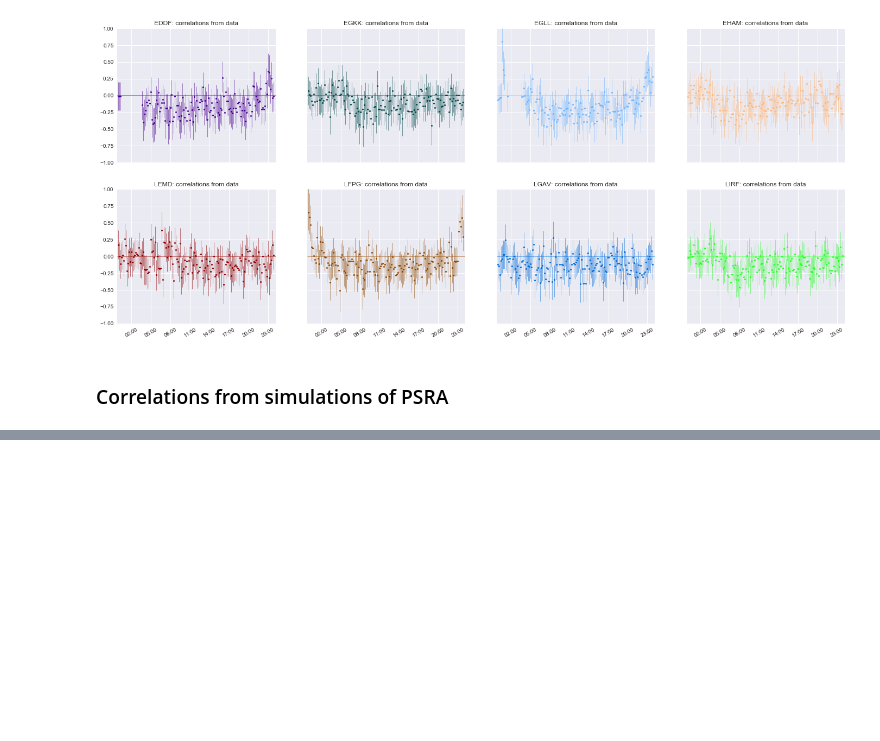
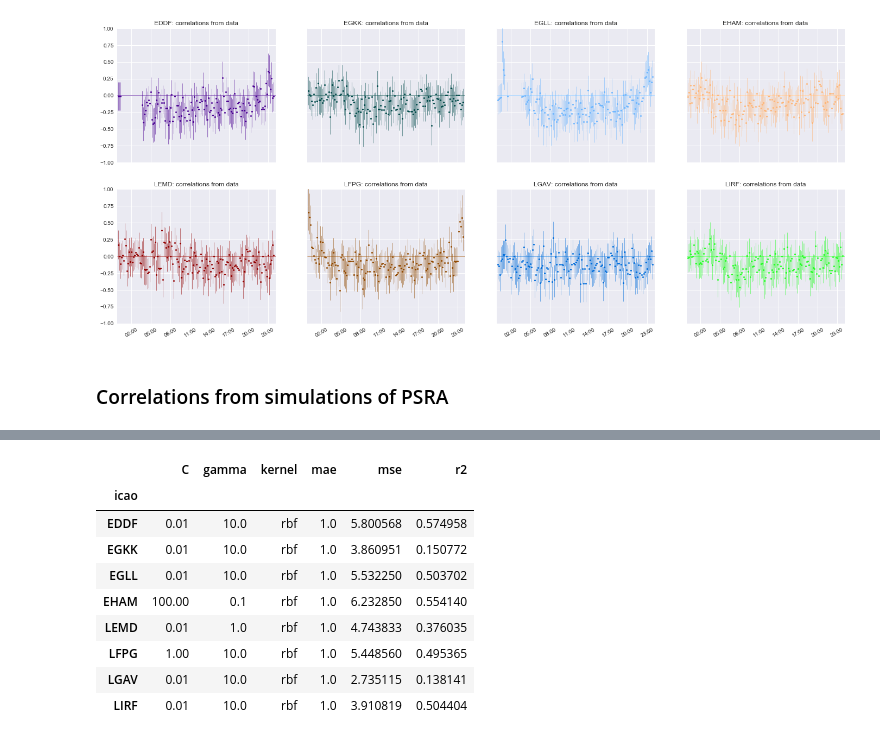
Before and after one commit to clancia/air-traffic-data-driven-modelling, a Jupyter notebook: air_traffic_analysis.ipynb, the cells around one changed output, grey strips where cells are left out. Saved outputs shown, nothing was run; the diff lists cells and outputs as text; code cells hidden in the pictures; blank space fills up the shorter version.

```diff
--- a/air_traffic_analysis.ipynb
+++ b/air_traffic_analysis.ipynb
@@ -904,0 +1007,27 @@ f, axes = plot_correlations(correlations)
+# %%
+def cg_cross_val_score(c, g, scoring, tss, df, tz):
+    params = {'kernel': 'rbf', 'C': c, 'gamma': g}
+    rgr = SVR
+    this_run = my_cross_val_scores(rgr, params, scoring, tss, df, tz)
+    return c, g, this_run
+# %%
+ncores = 3
+pool = mp.Pool(processes=ncores)
+# %%
+# WARNING: this is slow
+ns = 2
+tss = TimeSeriesSplit(n_splits=ns)
+C_range = np.logspace(-2, 2, 3)
+gamma_range = np.logspace(-1, 1, 3)
+parmvec = np.array(np.meshgrid(C_range, gamma_range)).T.reshape(-1,2)
+cvdf = pd.DataFrame()
+for code in CODES:
+    print('Tuning parameters of {:s}'.format(code))
+    results = [pool.apply_async(cg_cross_val_score,
+                                args=(c,g,scoring,tss,dd[code],TZONES[code]))
+               for c,g in parmvec]
+    for p in results:
+        c, g, this_run = p.get()
+        params = {'kernel': 'rbf', 'C': c, 'gamma': g}
+        this_run_mean = {k: np.mean(a) for k, a in this_run.items()}
+        cvdf = cvdf.append(pd.Series({**{'icao': code}, **params, **this_run_mean}),ignore_index=True)
@@ -904,0 +1077,15 @@ f, axes = plot_correlations(correlations)
+# %%
+best_params = find_best(cvdf)
+# %%
+best_params
+# %% [output]
+|  | C | gamma | kernel | mae | mse | r2 |
+| icao |  |  |  |  |  |  |
+| EDDF | 0.01 | 10.0 | rbf | 1.0 | 5.800568 | 0.574958 |
+| EGKK | 0.01 | 10.0 | rbf | 1.0 | 3.860951 | 0.150772 |
+| EGLL | 0.01 | 10.0 | rbf | 1.0 | 5.532250 | 0.503702 |
+| EHAM | 100.00 | 0.1 | rbf | 1.0 | 6.232850 | 0.554140 |
+| LEMD | 0.01 | 1.0 | rbf | 1.0 | 4.743833 | 0.376035 |
+| LFPG | 1.00 | 10.0 | rbf | 1.0 | 5.448560 | 0.495365 |
+| LGAV | 0.01 | 10.0 | rbf | 1.0 | 2.735115 | 0.138141 |
+| LIRF | 0.01 | 10.0 | rbf | 1.0 | 3.910819 | 0.504404 |
```
Also changed, not shown: parts of 34 cells of this notebook, 2 other files.
